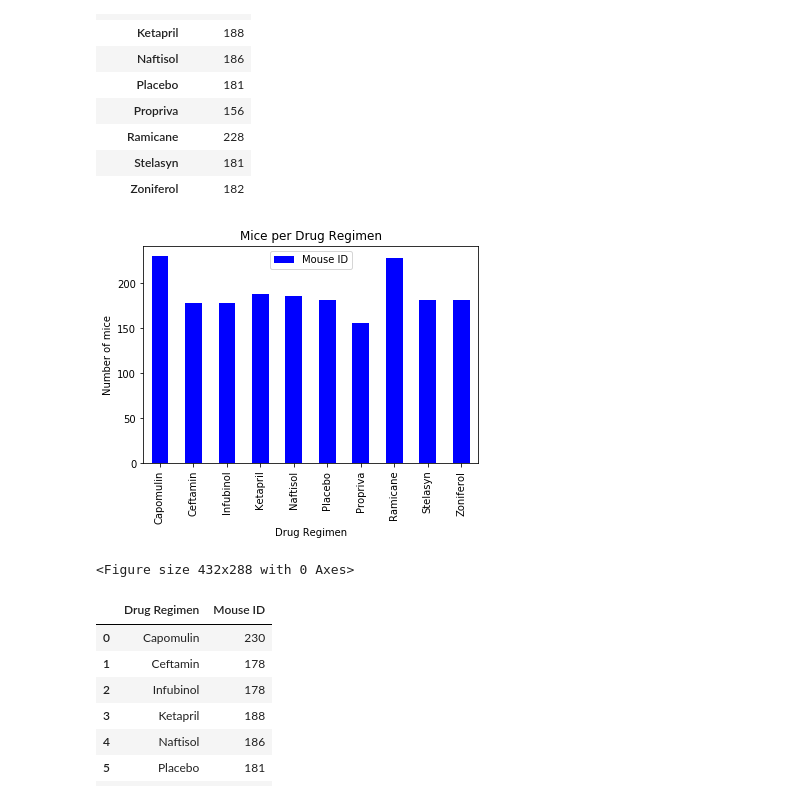
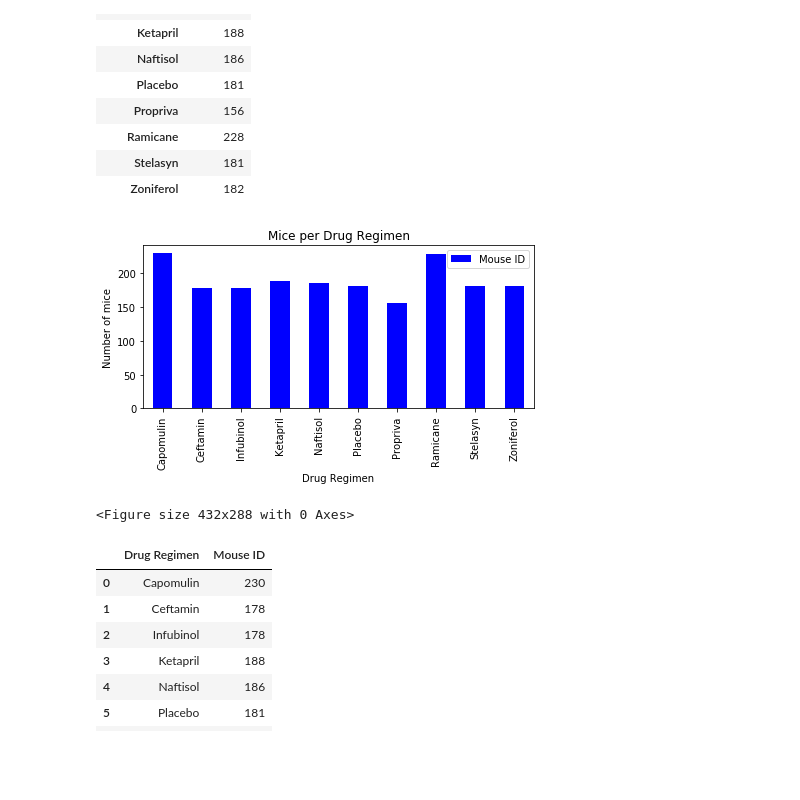
Before and after one commit to alfonsocamero/python-matplotlib-challenge, a Jupyter notebook: Pymaceuticals/pymaceuticals_starter.ipynb, the cells around one changed output. Cells and saved outputs as stored; diff of their text form; code cells hidden in the pictures; blank space fills up the shorter version.

```diff
--- a/Pymaceuticals/pymaceuticals_starter.ipynb
+++ b/Pymaceuticals/pymaceuticals_starter.ipynb
@@ -239,16 +237,16 @@ mice_perdrug
 | Zoniferol | 182 |
 # %%
 # Use DataFrame.plot() in order to create a bar chart of the data
-mice_perdrug.plot(kind="bar", color='b')
+mice_perdrug.plot(kind="bar", color='b', figsize=(7,3))
 
 # Set a title for the chart
 plt.title("Mice per Drug Regimen")
 plt.ylabel("Number of mice")
 
 plt.show()
 plt.tight_layout()
 # %% [output]
-[figure, old version]
+[figure, new version]
 <Figure size 432x288 with 0 Axes>
 # %%
 mice_per_regi2 = clean_data_df.groupby('Drug Regimen').count().reset_index()
```
Also changed, not shown: parts of 11 cells of this notebook, 1 other file.
